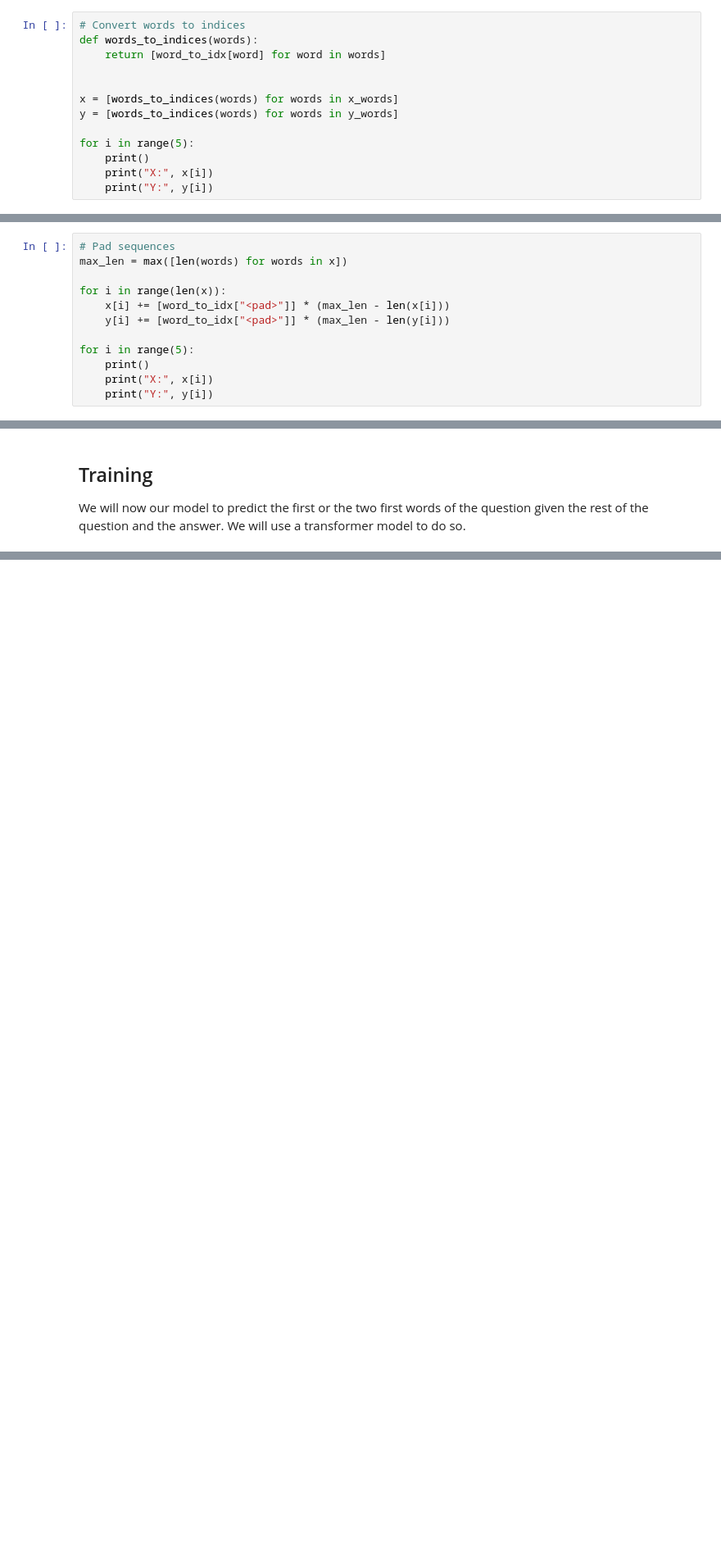
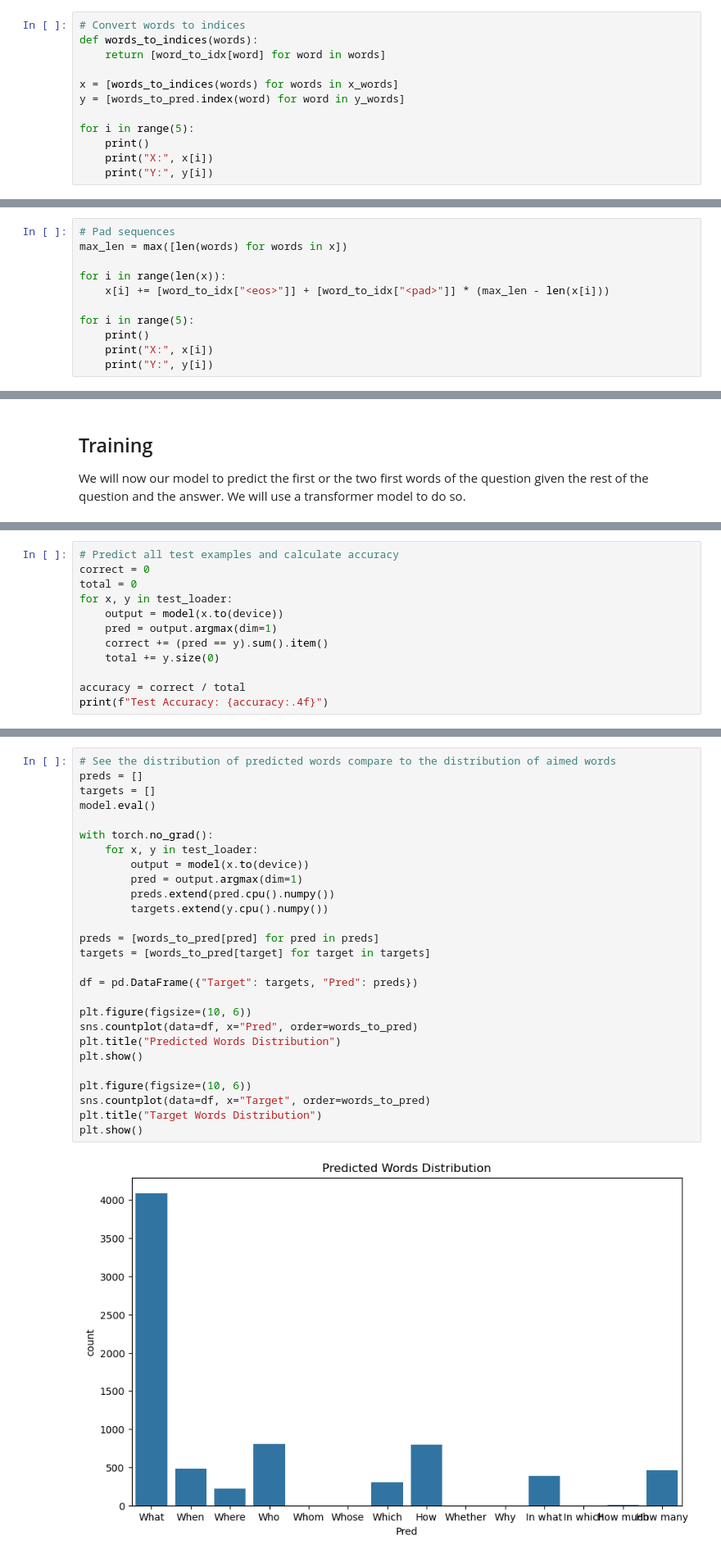
Before and after one commit to ttperr/DD2417-NLP-KTH-mini-project, a Jupyter notebook: project.ipynb, the cells around one changed output, grey strips where cells are left out. Shown: that part at 82% size. Saved outputs shown, nothing was run; the diff lists cells and outputs as text; blank space fills up the shorter version.

Commit message:
LSTM multi class prediction done

```diff
--- a/project.ipynb
+++ b/project.ipynb
@@ -232,9 +277,8 @@ Y_words: ['1990s', 'late', '?', 'famous', 'become', 'Beyonce', 'did', 'decade',
 def words_to_indices(words):
     return [word_to_idx[word] for word in words]
 
-
 x = [words_to_indices(words) for words in x_words]
-y = [words_to_indices(words) for words in y_words]
+y = [words_to_pred.index(word) for word in y_words]
 
 for i in range(5):
     print()
@@ -260,8 +304,7 @@ Y: [21544, 48170, 31149, 31935, 4070, 21150, 12618, 1549, 66352, 67298]
 max_len = max([len(words) for words in x])
 
 for i in range(len(x)):
-    x[i] += [word_to_idx["<pad>"]] * (max_len - len(x[i]))
-    y[i] += [word_to_idx["<pad>"]] * (max_len - len(y[i]))
+    x[i] += [word_to_idx["<eos>"]] + [word_to_idx["<pad>"]] * (max_len - len(x[i]))
 
 for i in range(5):
     print()
@@ -477,0 +508,12 @@ Y_pred: ['1963', '?', 'die', 'XXIII', 'John', 'Pope', 'did', 'year', 'what', '<q
+# %%
+# Predict all test examples and calculate accuracy
+correct = 0
+total = 0
+for x, y in test_loader:
+    output = model(x.to(device))
+    pred = output.argmax(dim=1)
+    correct += (pred == y).sum().item()
+    total += y.size(0)
+
+accuracy = correct / total
+print(f"Test Accuracy: {accuracy:.4f}")
@@ -477,0 +522,29 @@ Y_pred: ['1963', '?', 'die', 'XXIII', 'John', 'Pope', 'did', 'year', 'what', '<q
+# %%
+# See the distribution of predicted words compare to the distribution of aimed words
+preds = []
+targets = []
+model.eval()
+
+with torch.no_grad():
+    for x, y in test_loader:
+        output = model(x.to(device))
+        pred = output.argmax(dim=1)
+        preds.extend(pred.cpu().numpy())
+        targets.extend(y.cpu().numpy())
+
+preds = [words_to_pred[pred] for pred in preds]
+targets = [words_to_pred[target] for target in targets]
+
+df = pd.DataFrame({"Target": targets, "Pred": preds})
+
+plt.figure(figsize=(10, 6))
+sns.countplot(data=df, x="Pred", order=words_to_pred)
+plt.title("Predicted Words Distribution")
+plt.show()
+
+plt.figure(figsize=(10, 6))
+sns.countplot(data=df, x="Target", order=words_to_pred)
+plt.title("Target Words Distribution")
+plt.show()
+# %% [output]
+[figure, added]
```
Also changed, not shown: parts of 22 cells of this notebook.
